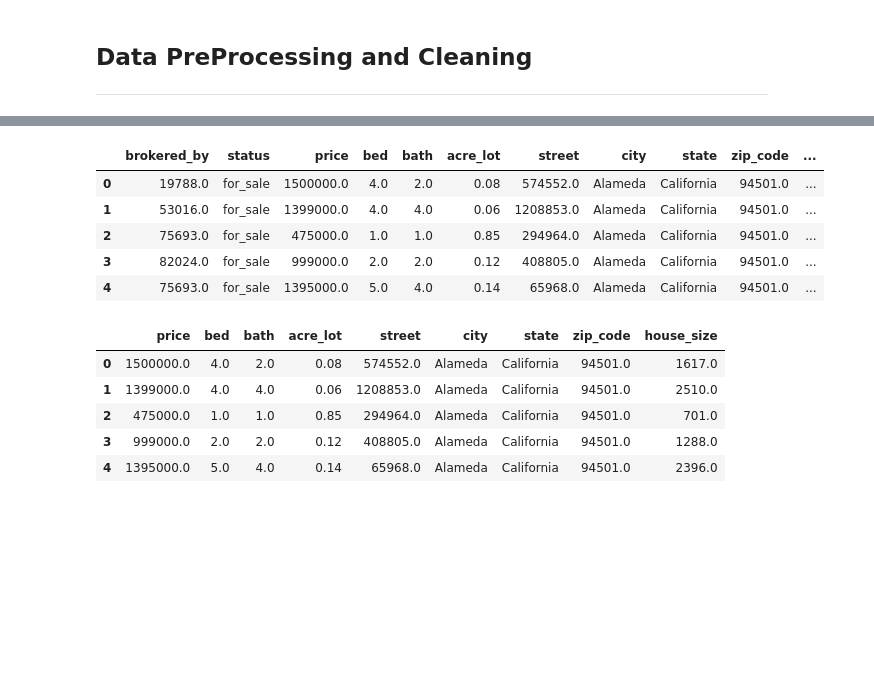
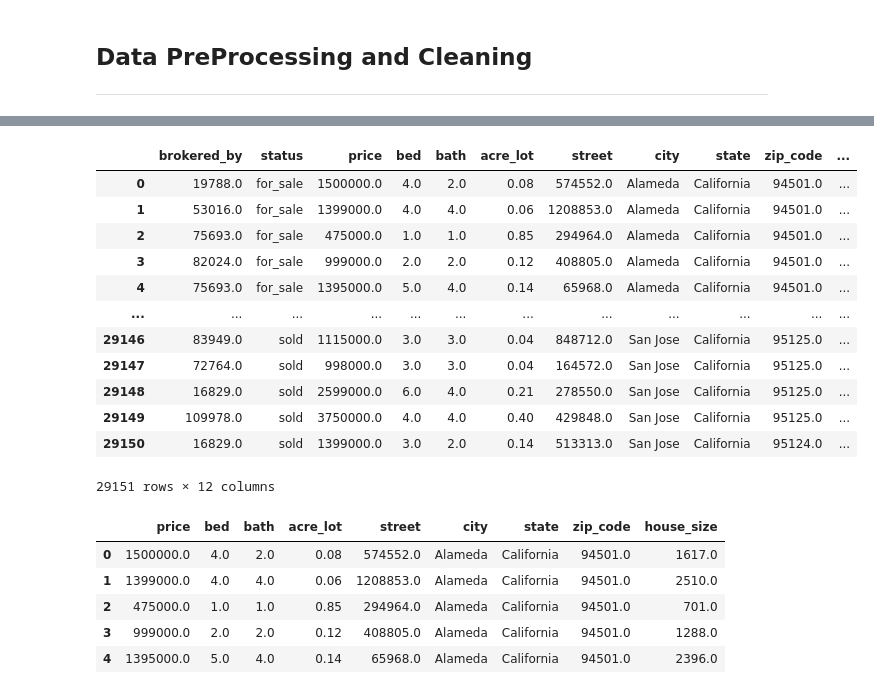
Before and after one commit to ItamarLevi02/House_Price_Prediction, a Jupyter notebook: flask/model/model.ipynb, the cells around one changed output, grey strips where cells are left out. Saved outputs shown, nothing was run; the diff lists cells and outputs as text; code cells hidden in the pictures; blank space fills up the shorter version.

```diff
--- a/flask/model/model.ipynb
+++ b/flask/model/model.ipynb
@@ -10,5 +11,5 @@ from sklearn.linear_model import Ridge
 # %%
-data = pd.read_csv('../../data/realtor-data.csv')  # load in data
+data = pd.read_csv('../data/realtor-data.csv')  # load in data
 df1 = data[data['state'] == 'California']  # filtering just the data from California
 df1 = df1.dropna() # Delets all rows that have an NA value in them so we dont have to deal with them in ML model
 # %% [markdown]
@@ -53,34 +54,41 @@ cities_to_include = ['Alameda', 'El Cerrito',	'Mountain View',	'San Leandro',
 'Campbell',	'Larkspur',	'Pleasant Hill',	'Suisun City',
 'Clayton',	'Livermore',	'Pleasanton',	'Sunnyvale',
 'Cloverdale',	'Los Altos',	'Portola Valley',	'Tiburon'
 'Colma',	'Los Altos Hills',	'Redwood City',	'Union City',
 'Concord',	'Los Gatos',	'Richmond',	'Vacaville',
 'Corte Madera',	'Martinez',	'Rio Vista',	'Vallejo',
 'Cotati',	'Menlo Park',	'Rohnert Park',	'Walnut Creek',
 'Cupertino',	'Mill Valley','Ross','Windsor',
 'Daly City',	'Millbrae',	'San Anselmo'	,'Woodside',
 'Danville',	'Milpitas',	'San Bruno',	'Yountville',
 'Dixon',	'Monte Sereno',	'San Carlos',
 'Dublin',	'Moraga',	'San Francisco',
 'East Palo Alto',	'Morgan Hill',	'San Jose']  # replace with actual city names
 
 # Your original DataFrame is assumed to be named 'original_df'
 # Initialize an empty DataFrame to store concatenated rows
 df2 = pd.DataFrame()
 
 for city in cities_to_include:
     # Filter the rows where the city column is equal to the current city
     city_df = df1[df1['city'].isin([city])]
     # Concatenate the filtered rows into the larger DataFrame
     df2 = pd.concat([df2, city_df], ignore_index=True)
-df2.head()
+df2
 # %% [output]
 |  | brokered_by | status | price | bed | bath | acre_lot | street | city | state | zip_code | ... |
 | 0 | 19788.0 | for_sale | 1500000.0 | 4.0 | 2.0 | 0.08 | 574552.0 | Alameda | California | 94501.0 | ... |
 | 1 | 53016.0 | for_sale | 1399000.0 | 4.0 | 4.0 | 0.06 | 1208853.0 | Alameda | California | 94501.0 | ... |
 | 2 | 75693.0 | for_sale | 475000.0 | 1.0 | 1.0 | 0.85 | 294964.0 | Alameda | California | 94501.0 | ... |
 | 3 | 82024.0 | for_sale | 999000.0 | 2.0 | 2.0 | 0.12 | 408805.0 | Alameda | California | 94501.0 | ... |
 | 4 | 75693.0 | for_sale | 1395000.0 | 5.0 | 4.0 | 0.14 | 65968.0 | Alameda | California | 94501.0 | ... |
+| ... | ... | ... | ... | ... | ... | ... | ... | ... | ... | ... | ... |
+| 29146 | 83949.0 | sold | 1115000.0 | 3.0 | 3.0 | 0.04 | 848712.0 | San Jose | California | 95125.0 | ... |
+| 29147 | 72764.0 | sold | 998000.0 | 3.0 | 3.0 | 0.04 | 164572.0 | San Jose | California | 95125.0 | ... |
+| 29148 | 16829.0 | sold | 2599000.0 | 6.0 | 4.0 | 0.21 | 278550.0 | San Jose | California | 95125.0 | ... |
+| 29149 | 109978.0 | sold | 3750000.0 | 4.0 | 4.0 | 0.40 | 429848.0 | San Jose | California | 95125.0 | ... |
+| 29150 | 16829.0 | sold | 1399000.0 | 3.0 | 2.0 | 0.14 | 513313.0 | San Jose | California | 95124.0 | ... |
+29151 rows × 12 columns
 # %%
 # drop the columns that we wont need to predict a house's price
 df3 = df2.drop(['status', 'brokered_by', 'prev_sold_date'], axis = "columns")
```
Also changed, not shown: parts of 31 cells of this notebook, 17 other files.
